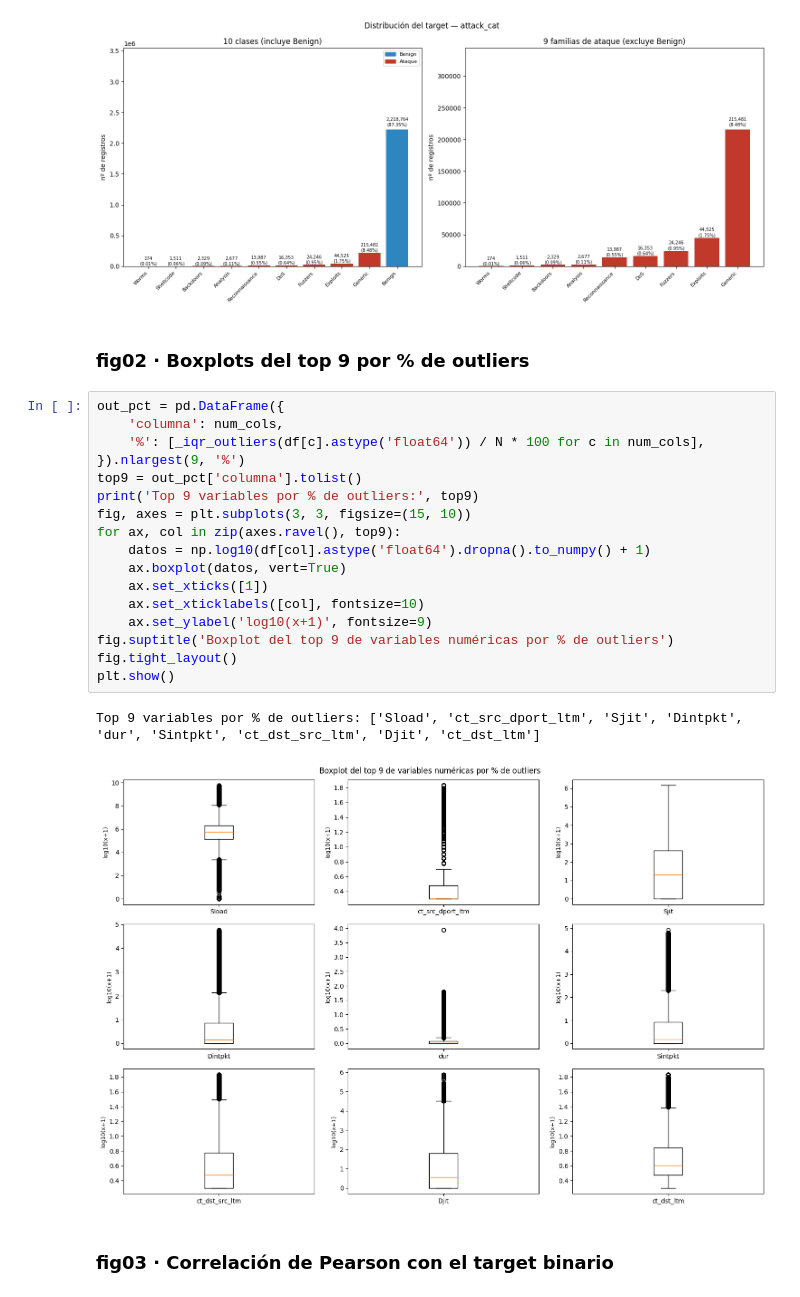
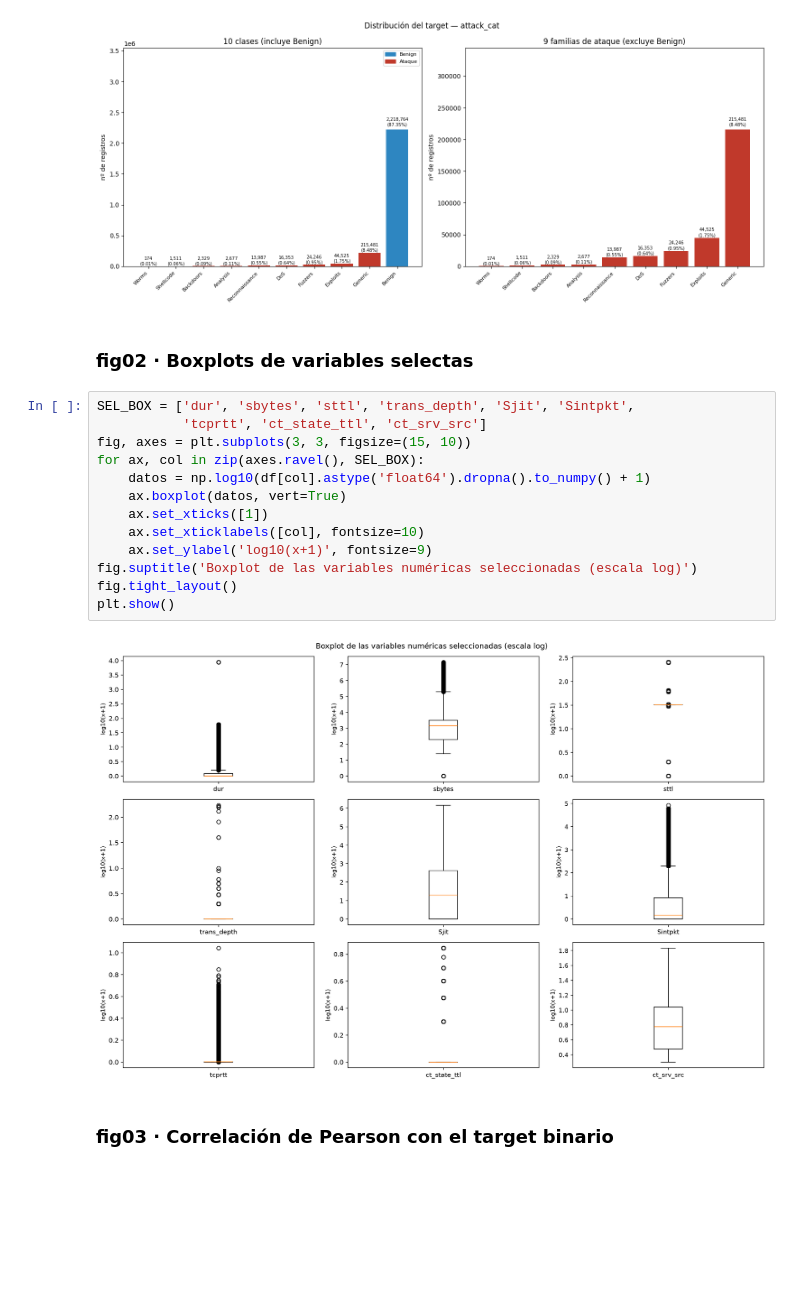
Before and after one commit to FabricioLanche/ml-project, a Jupyter notebook: notebooks/eda.ipynb, the cells around one changed output. Drawn from its saved outputs; the diff is of its cells as text; blank space fills up the shorter version.

```diff
--- a/notebooks/eda.ipynb
+++ b/notebooks/eda.ipynb
@@ -401,27 +401,22 @@ plt.show()
 # %% [output]
 [figure]
 # %% [markdown]
-### fig02 · Boxplots del top 9 por % de outliers
+### fig02 · Boxplots de variables selectas
 # %%
-out_pct = pd.DataFrame({
-    'columna': num_cols,
-    '%': [_iqr_outliers(df[c].astype('float64')) / N * 100 for c in num_cols],
-}).nlargest(9, '%')
-top9 = out_pct['columna'].tolist()
-print('Top 9 variables por % de outliers:', top9)
+SEL_BOX = ['dur', 'sbytes', 'sttl', 'trans_depth', 'Sjit', 'Sintpkt',
+           'tcprtt', 'ct_state_ttl', 'ct_srv_src']
 fig, axes = plt.subplots(3, 3, figsize=(15, 10))
-for ax, col in zip(axes.ravel(), top9):
+for ax, col in zip(axes.ravel(), SEL_BOX):
     datos = np.log10(df[col].astype('float64').dropna().to_numpy() + 1)
     ax.boxplot(datos, vert=True)
     ax.set_xticks([1])
     ax.set_xticklabels([col], fontsize=10)
     ax.set_ylabel('log10(x+1)', fontsize=9)
-fig.suptitle('Boxplot del top 9 de variables numéricas por % de outliers')
+fig.suptitle('Boxplot de las variables numéricas seleccionadas (escala log)')
 fig.tight_layout()
 plt.show()
 # %% [output]
-Top 9 variables por % de outliers: ['Sload', 'ct_src_dport_ltm', 'Sjit', 'Dintpkt', 'dur', 'Sintpkt', 'ct_dst_src_ltm', 'Djit', 'ct_dst_ltm']
-[figure, old version]
+[figure, new version]
 # %% [markdown]
 ### fig03 · Correlación de Pearson con el target binario
 # %%
```
Also changed, not shown: 7 other files.
